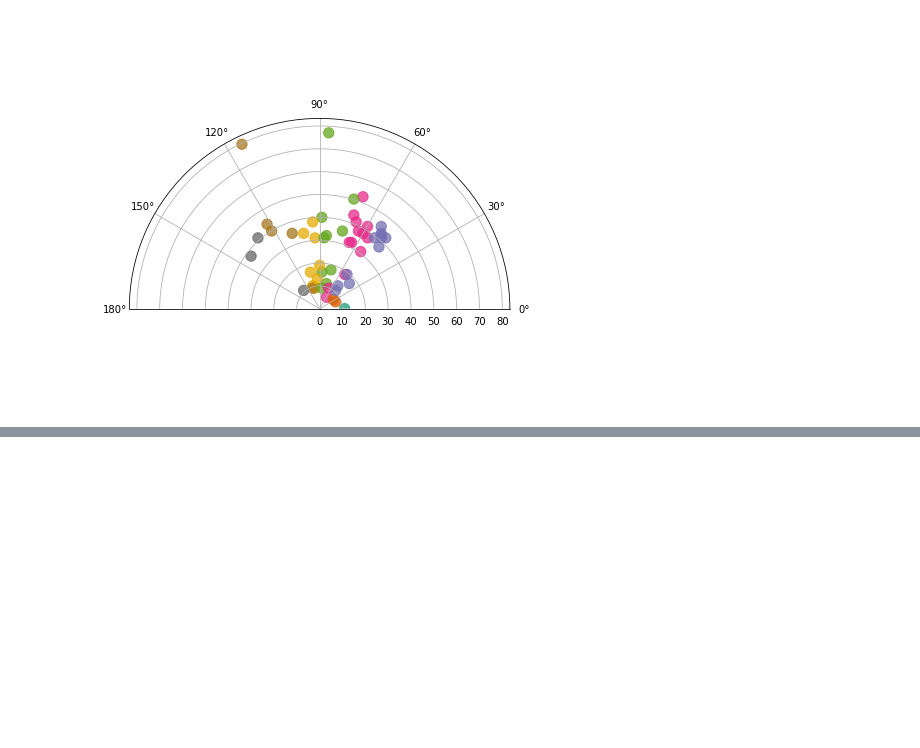
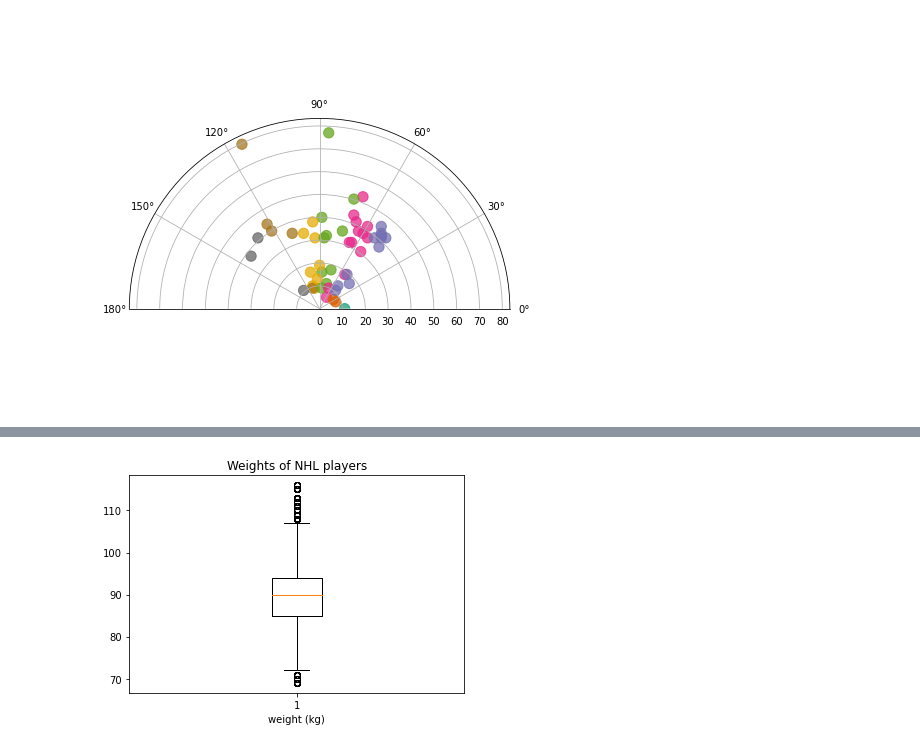
Before and after one commit to szonja126/NHL-Diplomamunka, a Jupyter notebook: readcsv.ipynb, the cells around one changed output, grey strips where cells are left out. Cells and saved outputs as stored; diff of their text form; code cells hidden in the pictures; blank space fills up the shorter version.

```diff
--- a/readcsv.ipynb
+++ b/readcsv.ipynb
@@ -562,0 +613,7 @@ ixg
+# %%
+plt.boxplot(players_df['weight_kg'])
+plt.title('Weights of NHL players')
+plt.xlabel('weight (kg)')
+plt.show()
+# %% [output]
+[figure, added]
```
Also changed, not shown: parts of 21 cells of this notebook, 1 other file.
